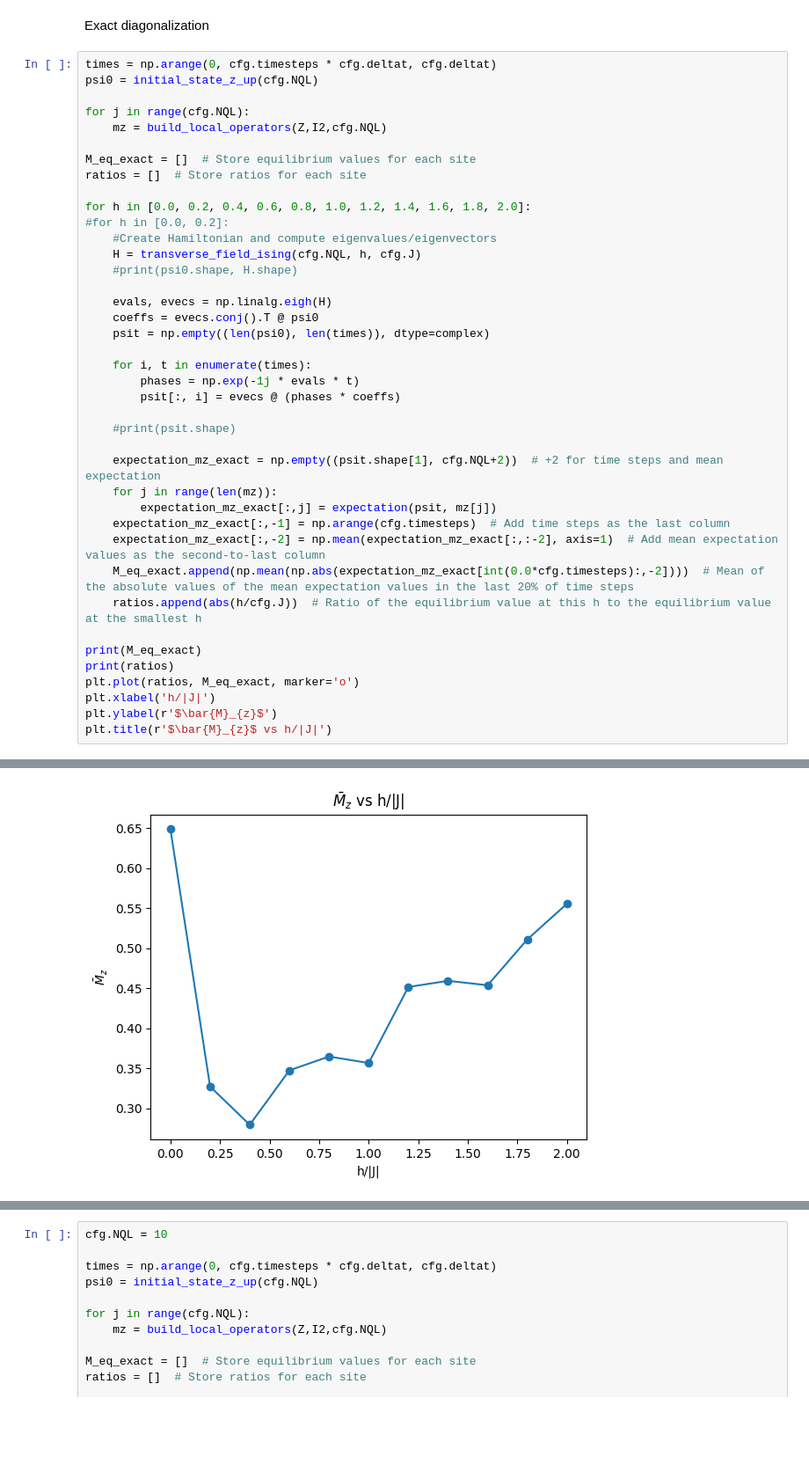
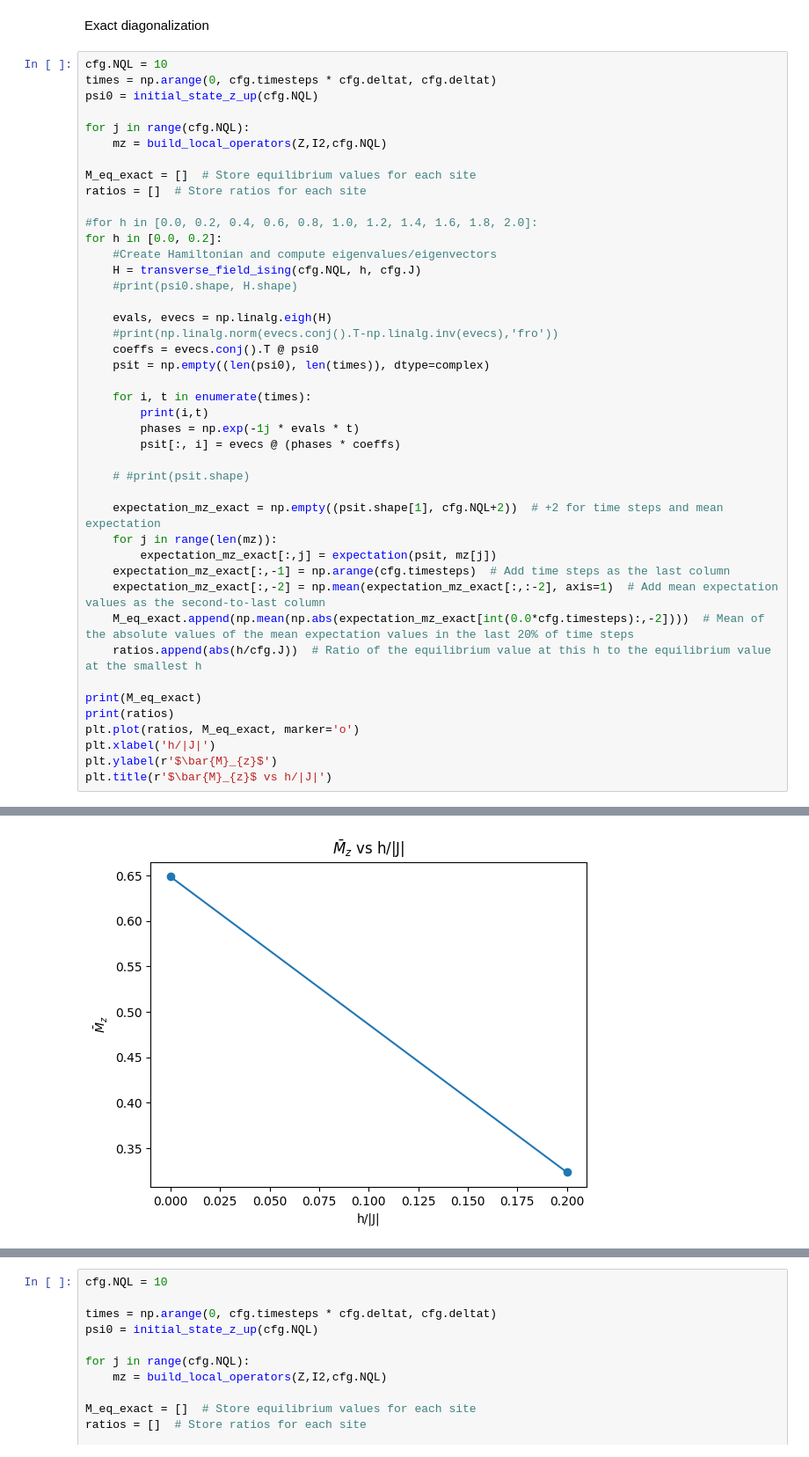
Before and after one commit to sahadebadrita/QL-gates, a Jupyter notebook: notebooks/cldyntests.ipynb, the cells around one changed output, grey strips where cells are left out. Shown at 88% size. Drawn from its saved outputs; the diff is of its cells as text; blank space fills up the shorter version.

```diff
--- a/notebooks/cldyntests.ipynb
+++ b/notebooks/cldyntests.ipynb
@@ -56,6 +56,7 @@ Simulation parameters
 # %% [markdown]
 Exact diagonalization
 # %%
+cfg.NQL = 10
 times = np.arange(0, cfg.timesteps * cfg.deltat, cfg.deltat)
 psi0 = initial_state_z_up(cfg.NQL)
 
@@ -65,21 +66,23 @@ for j in range(cfg.NQL):
 M_eq_exact = []  # Store equilibrium values for each site
 ratios = []  # Store ratios for each site
 
-for h in [0.0, 0.2, 0.4, 0.6, 0.8, 1.0, 1.2, 1.4, 1.6, 1.8, 2.0]:
-#for h in [0.0, 0.2]:
+#for h in [0.0, 0.2, 0.4, 0.6, 0.8, 1.0, 1.2, 1.4, 1.6, 1.8, 2.0]:
+for h in [0.0, 0.2]:
     #Create Hamiltonian and compute eigenvalues/eigenvectors
     H = transverse_field_ising(cfg.NQL, h, cfg.J)
     #print(psi0.shape, H.shape)
 
     evals, evecs = np.linalg.eigh(H)
+    #print(np.linalg.norm(evecs.conj().T-np.linalg.inv(evecs),'fro'))
     coeffs = evecs.conj().T @ psi0
     psit = np.empty((len(psi0), len(times)), dtype=complex)
 
     for i, t in enumerate(times):
+        print(i,t)
         phases = np.exp(-1j * evals * t)
         psit[:, i] = evecs @ (phases * coeffs)
 
-    #print(psit.shape)
+    # #print(psit.shape)
 
     expectation_mz_exact = np.empty((psit.shape[1], cfg.NQL+2))  # +2 for time steps and mean expectation
     for j in range(len(mz)):
@@ -101,5 +119,5 @@ plt.title(r'$\bar{M}_{z}$ vs h/|J|')
 Text(0.5, 1.0, '$\\bar{M}_{z}$ vs h/|J|')
-[figure, old version]
+[figure, new version]
 # %%
 times = np.arange(0, cfg.timesteps * cfg.deltat, cfg.deltat)
 psi0 = initial_state_z_up(cfg.NQL)
```
Also changed, not shown: parts of 10 cells of this notebook, 2 other files.
